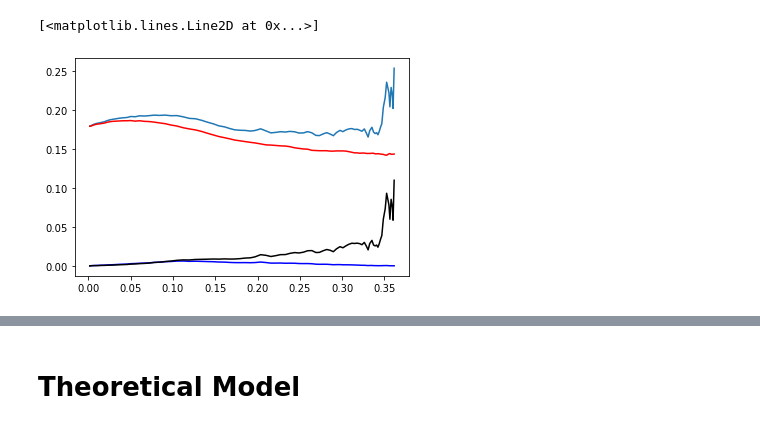
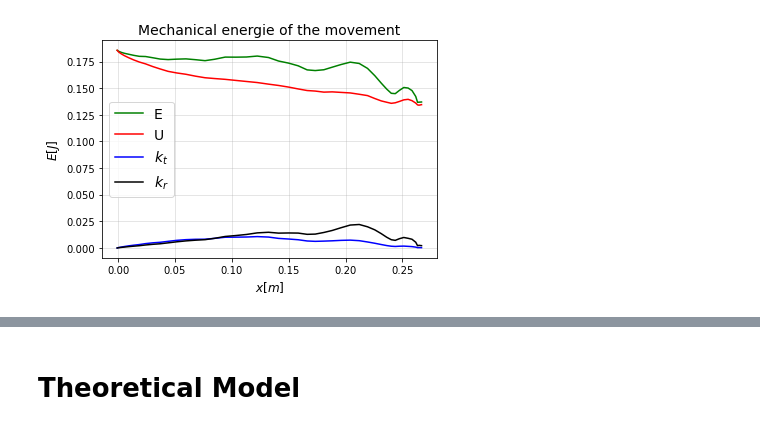
Before and after one commit to Vendetta0462/ProyectoDoubleCone, a Jupyter notebook: Code/Proyecto_Doble_Cono.ipynb, the cells around one changed output, grey strips where cells are left out. Saved outputs shown, nothing was run; the diff lists cells and outputs as text; code cells hidden in the pictures.

```diff
--- a/Code/Proyecto_Doble_Cono.ipynb
+++ b/Code/Proyecto_Doble_Cono.ipynb
@@ -64,0 +75,3 @@ plt.plot(data_prom.x, data_prom.y)
+# %%
+data40 = anDat("../Data/40/", 7, 45, "40")
+data40.to_csv("data_prom_40.csv", sep=",", index=False)
@@ -65,20 +92,24 @@ plt.plot(data_prom.x, data_prom.y)
 # %%
 #Mechanical energy conservation
-U = m*cte.g0*data_prom.y
-Kt = 0.5*m*data_prom.v**2
-
 def r(x):
     r = R.value - np.tan(the)*np.tan(psi)*x
     return r
+def MechEn(data):
+    U = m*cte.g0*data.y
+    Kt = 0.5*m*data.v**2
+    Kr = 0.5*I*(data.v/r(data.x))**2
+    Em = U+Kt+Kr
+    plt.plot(data.x,Em, "g", label="E")
+    plt.plot(data.x,U, "r", label="U")
+    plt.plot(data.x,Kt, "b", label=r"$k_t$")
+    plt.plot(data.x,Kr, "k", label=r"$k_r$")
+    plt.title("Mechanical energie of the movement", size=14)
+    plt.xlabel(r"$x[m]$", size=12)
+    plt.ylabel(r"$E[J]$", size=12)
+    plt.grid(alpha=0.4)
+    plt.legend(prop={"size":14})
 
-Kr = 0.5*I*(data_prom.v/r(data_prom.x))**2
-
-Em = U+Kt+Kr
-plt.plot(data_prom.x,Em)
-plt.plot(data_prom.x,U, "r")
-plt.plot(data_prom.x,Kt, "b")
-plt.plot(data_prom.x,Kr, "k")
+MechEn(data40)
 # plt.plot(data_prom.x, np.full(len(data_prom.x),0))
 # %% [output]
-[<matplotlib.lines.Line2D at 0x...>]
-[figure, old version]
+[figure, new version]
```
Also changed, not shown: parts of 16 cells of this notebook, 20 other files.
